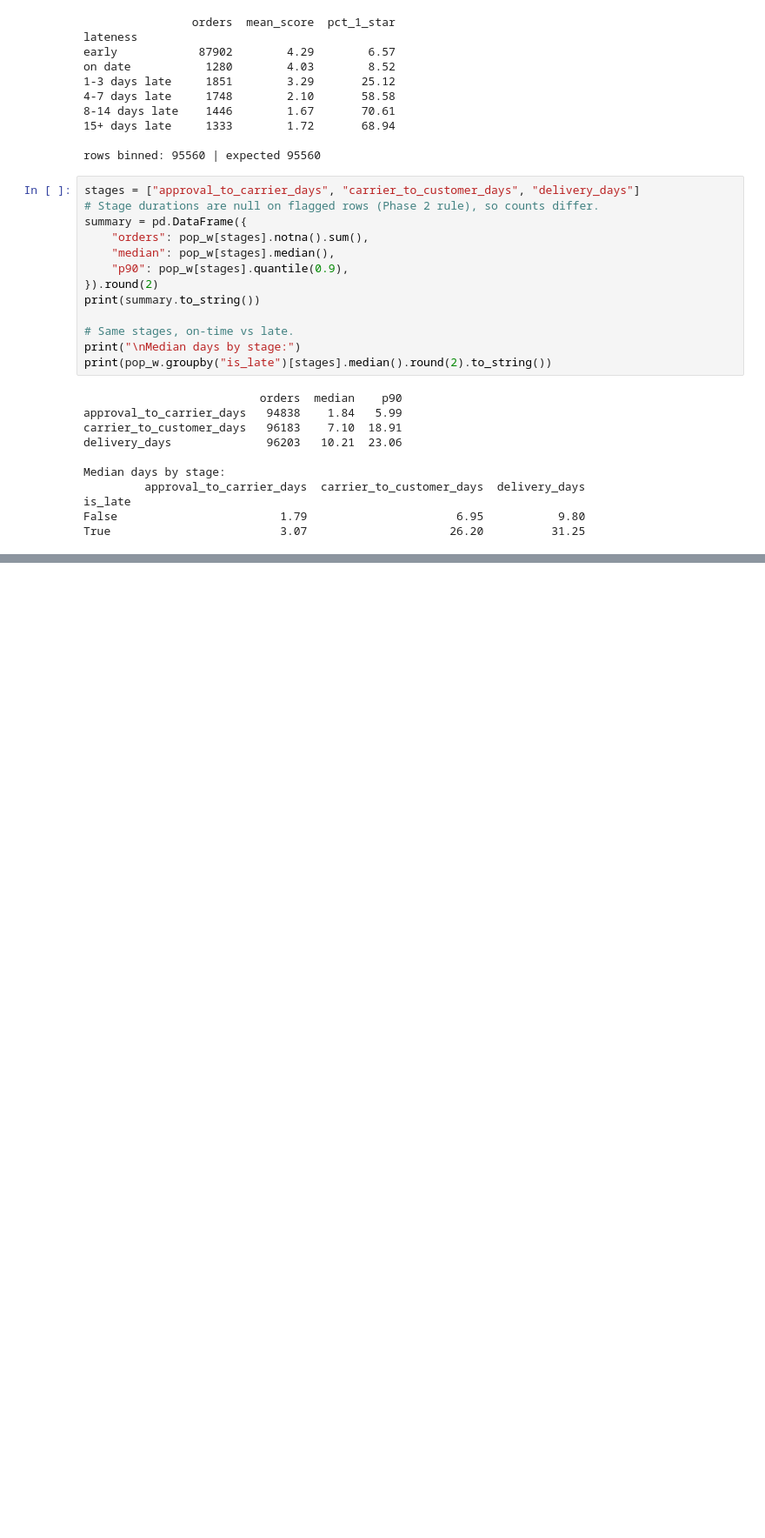
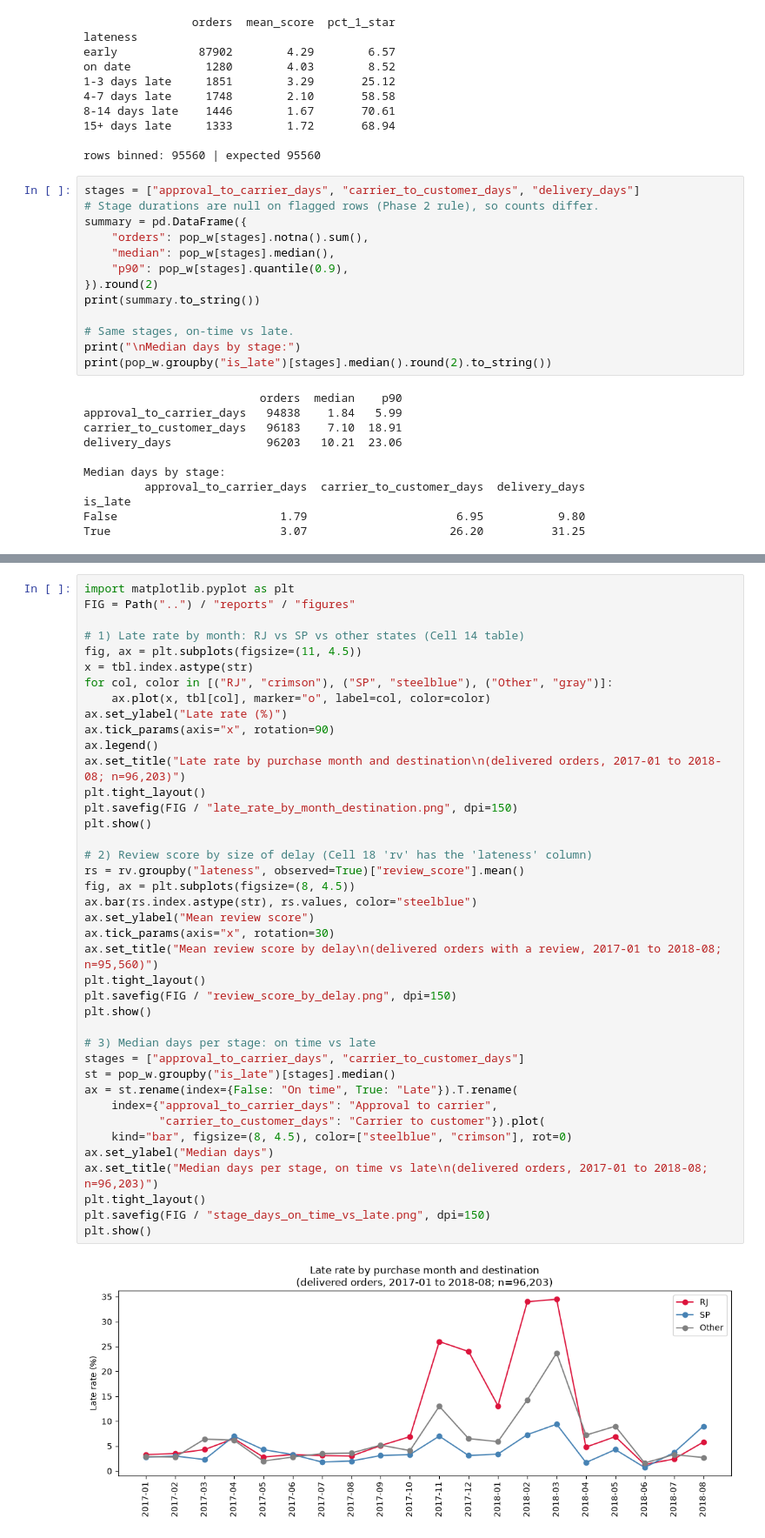
Before and after one commit to SaanviPatil14/olist-logistics-intelligence, a Jupyter notebook: notebooks/03_eda.ipynb, the cells around one changed output, grey strips where cells are left out. Shown at 87% size. Drawn from its saved outputs; the diff is of its cells as text; blank space fills up the shorter version.

Commit message:
Add category, freight and weight analysis, findings summary and charts

```diff
--- a/notebooks/03_eda.ipynb
+++ b/notebooks/03_eda.ipynb
@@ -581,0 +700,42 @@ True                         3.07                     26.20          31.25
+# %%
+import matplotlib.pyplot as plt
+FIG = Path("..") / "reports" / "figures"
+
+# 1) Late rate by month: RJ vs SP vs other states (Cell 14 table)
+fig, ax = plt.subplots(figsize=(11, 4.5))
+x = tbl.index.astype(str)
+for col, color in [("RJ", "crimson"), ("SP", "steelblue"), ("Other", "gray")]:
+    ax.plot(x, tbl[col], marker="o", label=col, color=color)
+ax.set_ylabel("Late rate (%)")
+ax.tick_params(axis="x", rotation=90)
+ax.legend()
+ax.set_title("Late rate by purchase month and destination\n(delivered orders, 2017-01 to 2018-08; n=96,203)")
+plt.tight_layout()
+plt.savefig(FIG / "late_rate_by_month_destination.png", dpi=150)
+plt.show()
+
+# 2) Review score by size of delay (Cell 18 'rv' has the 'lateness' column)
+rs = rv.groupby("lateness", observed=True)["review_score"].mean()
+fig, ax = plt.subplots(figsize=(8, 4.5))
+ax.bar(rs.index.astype(str), rs.values, color="steelblue")
+ax.set_ylabel("Mean review score")
+ax.tick_params(axis="x", rotation=30)
+ax.set_title("Mean review score by delay\n(delivered orders with a review, 2017-01 to 2018-08; n=95,560)")
+plt.tight_layout()
+plt.savefig(FIG / "review_score_by_delay.png", dpi=150)
+plt.show()
+
+# 3) Median days per stage: on time vs late
+stages = ["approval_to_carrier_days", "carrier_to_customer_days"]
+st = pop_w.groupby("is_late")[stages].median()
+ax = st.rename(index={False: "On time", True: "Late"}).T.rename(
+    index={"approval_to_carrier_days": "Approval to carrier",
+           "carrier_to_customer_days": "Carrier to customer"}).plot(
+    kind="bar", figsize=(8, 4.5), color=["steelblue", "crimson"], rot=0)
+ax.set_ylabel("Median days")
+ax.set_title("Median days per stage, on time vs late\n(delivered orders, 2017-01 to 2018-08; n=96,203)")
+plt.tight_layout()
+plt.savefig(FIG / "stage_days_on_time_vs_late.png", dpi=150)
+plt.show()
+# %% [output]
+[figure, added]
```
Also changed, not shown: parts of 5 cells of this notebook, 5 other files.
